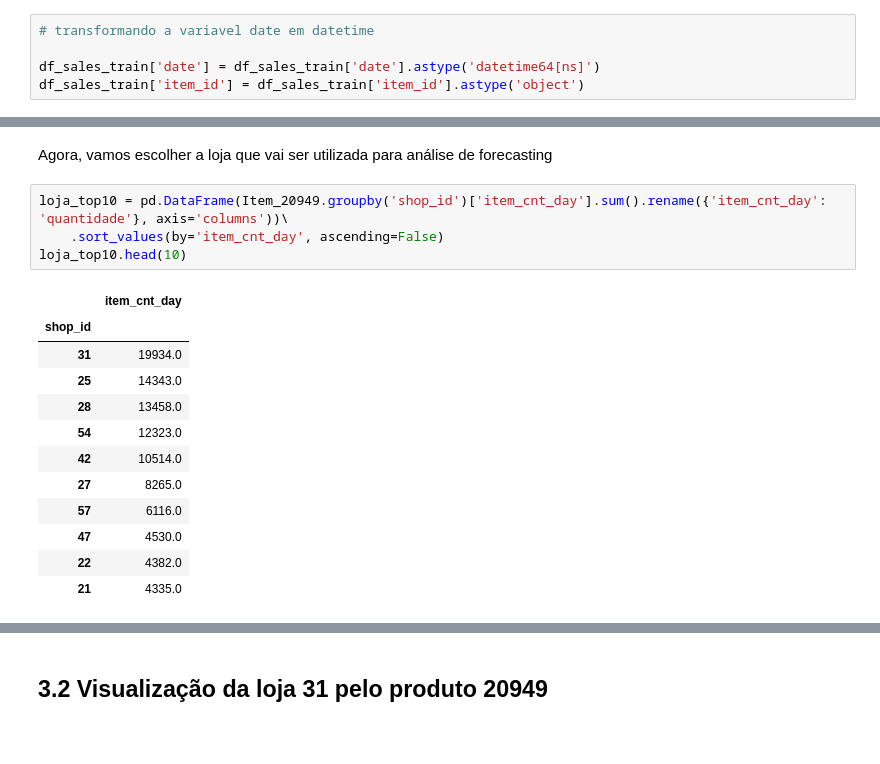
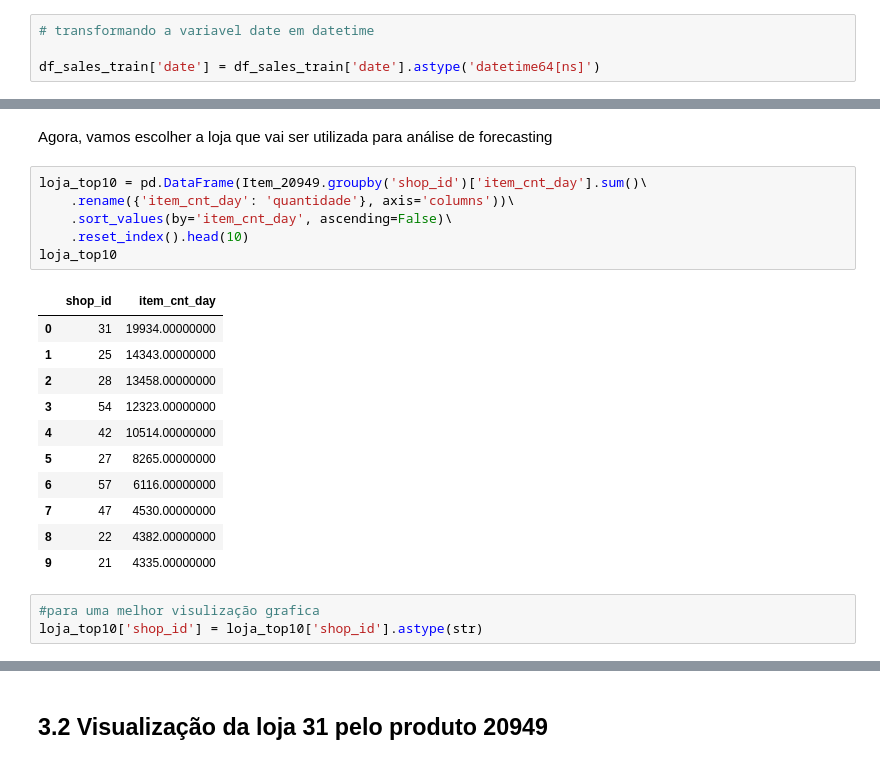
Before and after one commit to costadomar/sales_forecasting, a Jupyter notebook: analise_exploratoria.ipynb, the cells around one changed output, grey strips where cells are left out. Saved outputs shown, nothing was run; the diff lists cells and outputs as text; blank space fills up the shorter version.

```diff
--- a/analise_exploratoria.ipynb
+++ b/analise_exploratoria.ipynb
@@ -107,7 +107,6 @@ df_sales_train.describe().T
 # transformando a variavel date em datetime
 
 df_sales_train['date'] = df_sales_train['date'].astype('datetime64[ns]')
-df_sales_train['item_id'] = df_sales_train['item_id'].astype('object')
 # %% [markdown]
 Como o base de dados apresenta só 6 dados dulicados, vamos dropa-lo do datset para uma melhor análise.
 # %%
@@ -199,19 +215,23 @@ plot_line(figura,'date','item_cnt_day', 'Quantidade de vendas do Produto 20949 p
 # %% [markdown]
 Agora, vamos escolher a loja que vai ser utilizada para análise de forecasting
 # %%
-loja_top10 = pd.DataFrame(Item_20949.groupby('shop_id')['item_cnt_day'].sum().rename({'item_cnt_day': 'quantidade'}, axis='columns'))\
-    .sort_values(by='item_cnt_day', ascending=False)
-loja_top10.head(10)
+loja_top10 = pd.DataFrame(Item_20949.groupby('shop_id')['item_cnt_day'].sum()\
+    .rename({'item_cnt_day': 'quantidade'}, axis='columns'))\
+    .sort_values(by='item_cnt_day', ascending=False)\
+    .reset_index().head(10)
+loja_top10
 # %% [output]
-|  | item_cnt_day |
-| shop_id |  |
-| 31 | 19934.0 |
-| 25 | 14343.0 |
-| 28 | 13458.0 |
-| 54 | 12323.0 |
-| 42 | 10514.0 |
-| 27 | 8265.0 |
-| 57 | 6116.0 |
-| 47 | 4530.0 |
-| 22 | 4382.0 |
-| 21 | 4335.0 |
+|  | shop_id | item_cnt_day |
+| 0 | 31 | 19934.00000000 |
+| 1 | 25 | 14343.00000000 |
+| 2 | 28 | 13458.00000000 |
+| 3 | 54 | 12323.00000000 |
+| 4 | 42 | 10514.00000000 |
+| 5 | 27 | 8265.00000000 |
+| 6 | 57 | 6116.00000000 |
+| 7 | 47 | 4530.00000000 |
+| 8 | 22 | 4382.00000000 |
+| 9 | 21 | 4335.00000000 |
+# %%
+#para uma melhor visulização grafica
+loja_top10['shop_id'] = loja_top10['shop_id'].astype(str)
```
Also changed, not shown: parts of 46 cells of this notebook.
